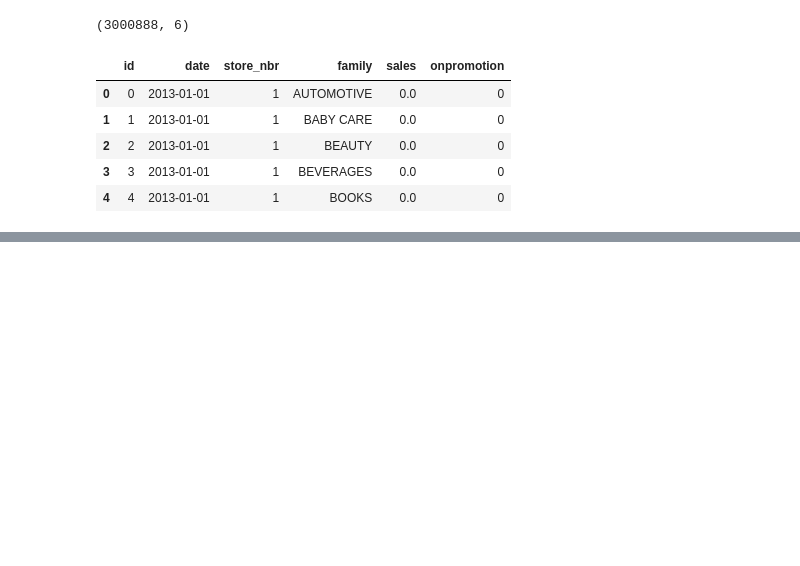
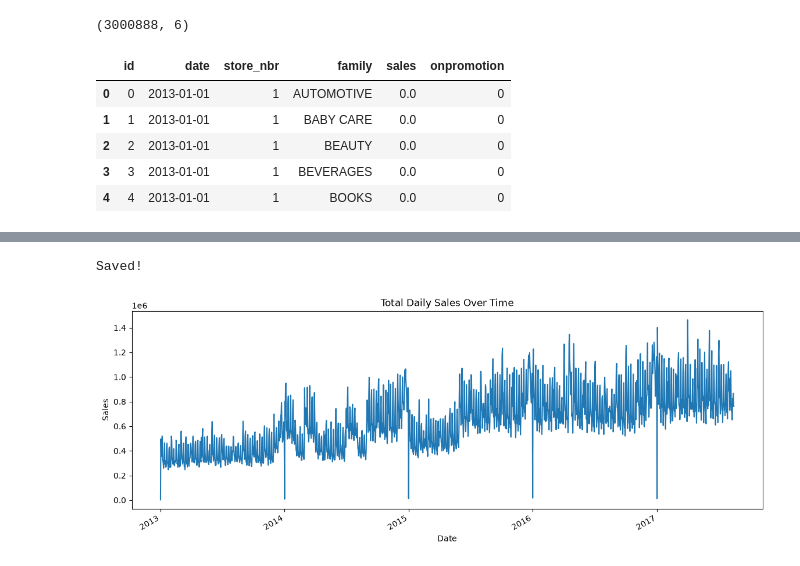
Before and after one commit to gauravhiwale-afk/sales-forecasting, a Jupyter notebook: notebooks/01_eda.ipynb, the cells around one changed output, grey strips where cells are left out. Saved outputs shown, nothing was run; the diff lists cells and outputs as text; code cells hidden in the pictures; blank space fills up the shorter version.

```diff
--- a/notebooks/01_eda.ipynb
+++ b/notebooks/01_eda.ipynb
@@ -19,3 +19,11 @@ train.head()
 | 2 | 2 | 2013-01-01 | 1 | BEAUTY | 0.0 | 0 |
 | 3 | 3 | 2013-01-01 | 1 | BEVERAGES | 0.0 | 0 |
 | 4 | 4 | 2013-01-01 | 1 | BOOKS | 0.0 | 0 |
+# %%
+train['date'] = pd.to_datetime(train['date'])
+oil['date'] = pd.to_datetime(oil['date'])
+
+train = train.merge(stores, on='store_nbr', how='left')
+train = train.merge(oil, on='date', how='left')
+
+train.isnull().sum()
@@ -21,0 +43,4 @@ train.head()
+# %%
+train['dcoilwtico'] = train['dcoilwtico'].ffill()
+train['dcoilwtico'] = train['dcoilwtico'].bfill()
+train.isnull().sum()
@@ -21,0 +60,19 @@ train.head()
+# %%
+train.to_csv('../data/cleaned_sales.csv', index=False)
+print("Saved!")
+# %% [output]
+Saved!
+# %%
+import matplotlib.pyplot as plt
+
+daily_sales = train.groupby('date')['sales'].sum()
+
+plt.figure(figsize=(14,5))
+daily_sales.plot()
+plt.title('Total Daily Sales Over Time')
+plt.xlabel('Date')
+plt.ylabel('Sales')
+plt.savefig('trend_chart.png')
+plt.show()
+# %% [output]
+[figure, added]
```
Also changed, not shown: parts of 10 cells of this notebook, 5 other files.
